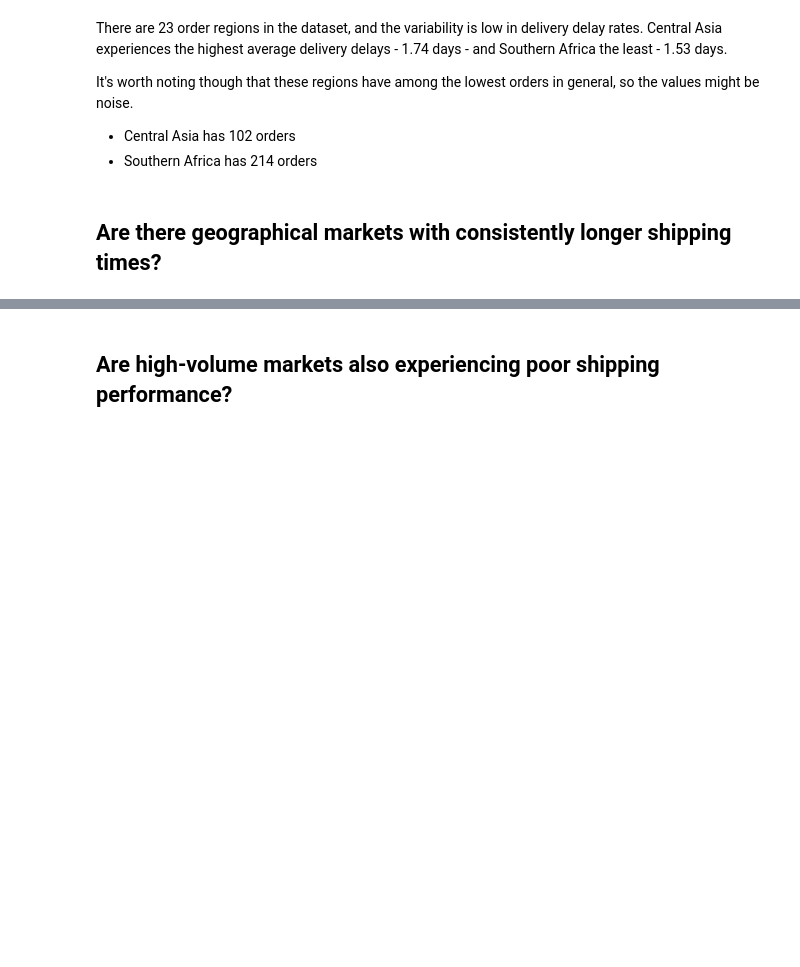
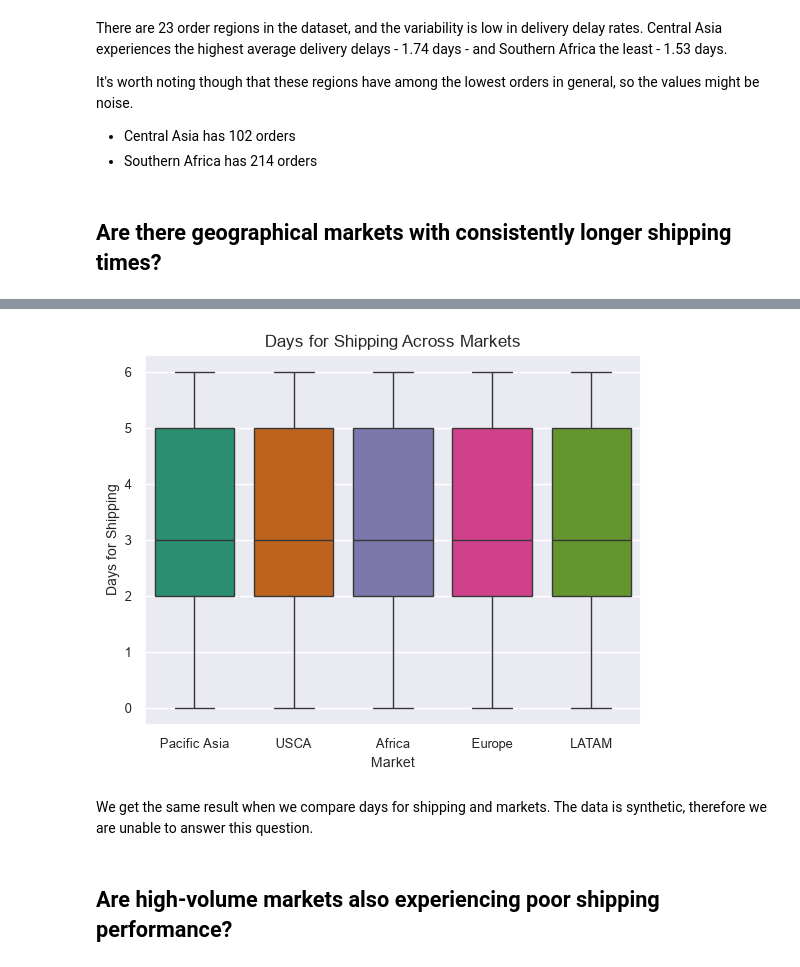
Before and after one commit to DimitarK13/smart-supply-chain, a Jupyter notebook: notebooks/04-geographic-performance-analysis.ipynb, the cells around one changed output, grey strips where cells are left out. Saved outputs shown, nothing was run; the diff lists cells and outputs as text; code cells hidden in the pictures; blank space fills up the shorter version.

Commit message:
investigate shipping times across markets

```diff
--- a/notebooks/04-geographic-performance-analysis.ipynb
+++ b/notebooks/04-geographic-performance-analysis.ipynb
@@ -76,3 +120,17 @@ It's worth noting though that these regions have among the lowest orders in gene
+# %%
+sns.boxplot(data=df, x='market', y='days_for_shipping_real', hue='market', legend=False, palette='Dark2')
+
+plt.title('Days for Shipping Across Markets')
+
+plt.xlabel('Market')
+plt.ylabel('Days for Shipping')
+
+plt.savefig('../visualizations/days-for-shipping-across-markets.png', bbox_inches='tight')
+plt.show()
+# %% [output]
+[figure, added]
+# %% [markdown]
+We get the same result when we compare days for shipping and markets. The data is synthetic, therefore we are unable to answer this question.
 # %% [markdown]
 ## Are high-volume markets also experiencing poor shipping performance?
 # %% [markdown]
```
Also changed, not shown: parts of 3 cells of this notebook, 1 other file.
